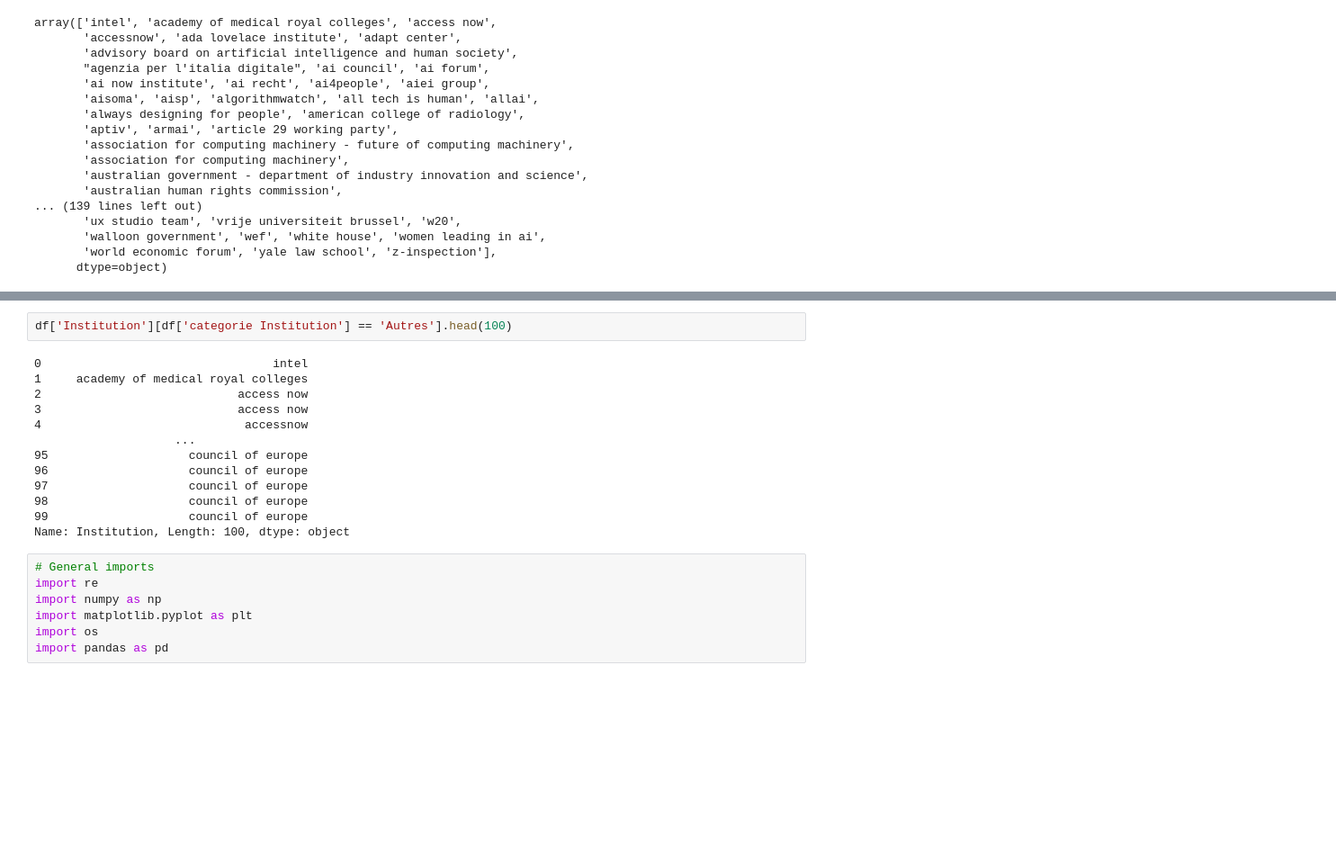
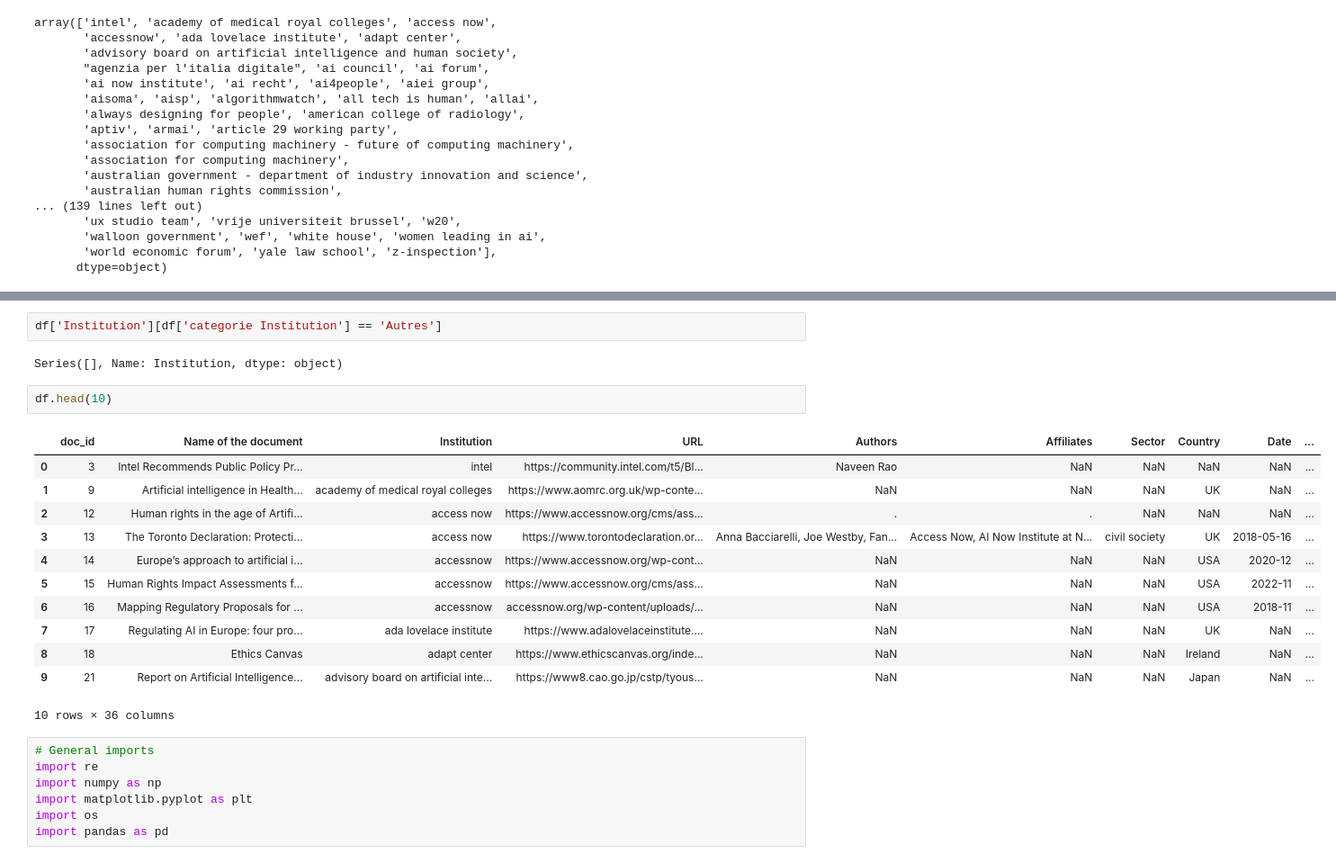
Before and after one commit to alexandreRocchiHenry/projet_NLP, a Jupyter notebook: Clusterring_method.ipynb, the cells around one changed output, grey strips where cells are left out. Shown at 90% size. Cells and saved outputs as stored; diff of their text form; blank space fills up the shorter version.

```diff
--- a/Clusterring_method.ipynb
+++ b/Clusterring_method.ipynb
@@ -130,19 +158,23 @@ def categorize_organization(org):
 df['categorie Institution'] = df['Institution'].apply(categorize_organization)
 # %%
-df['Institution'][df['categorie Institution'] == 'Autres'].head(100)
+df['Institution'][df['categorie Institution'] == 'Autres']
 # %% [output]
-0                                 intel
-1     academy of medical royal colleges
-2                            access now
-3                            access now
-4                             accessnow
-                    ...
-95                    council of europe
-96                    council of europe
-97                    council of europe
-98                    council of europe
-99                    council of europe
-Name: Institution, Length: 100, dtype: object
+Series([], Name: Institution, dtype: object)
+# %%
+df.head(10)
+# %% [output]
+|  | doc_id | Name of the document | Institution | URL | Authors | Affiliates | Sector | Country | Date | ... |
+| 0 | 3 | Intel Recommends Public Policy Pr... | intel | https://community.intel.com/t5/Bl... | Naveen Rao | NaN | NaN | NaN | NaN | ... |
+| 1 | 9 | Artificial intelligence in Health... | academy of medical royal colleges | https://www.aomrc.org.uk/wp-conte... | NaN | NaN | NaN | UK | NaN | ... |
+| 2 | 12 | Human rights in the age of Artifi... | access now | https://www.accessnow.org/cms/ass... | . | . | NaN | NaN | NaN | ... |
+| 3 | 13 | The Toronto Declaration: Protecti... | access now | https://www.torontodeclaration.or... | Anna Bacciarelli, Joe Westby, Fan... | Access Now, AI Now Institute at N... | civil society | UK | 2018-05-16 | ... |
+| 4 | 14 | Europe’s approach to artificial i... | accessnow | https://www.accessnow.org/wp-cont... | NaN | NaN | NaN | USA | 2020-12 | ... |
+| 5 | 15 | Human Rights Impact Assessments f... | accessnow | https://www.accessnow.org/cms/ass... | NaN | NaN | NaN | USA | 2022-11 | ... |
+| 6 | 16 | Mapping Regulatory Proposals for ... | accessnow | accessnow.org/wp-content/uploads/... | NaN | NaN | NaN | USA | 2018-11 | ... |
+| 7 | 17 | Regulating AI in Europe: four pro... | ada lovelace institute | https://www.adalovelaceinstitute.... | NaN | NaN | NaN | UK | NaN | ... |
+| 8 | 18 | Ethics Canvas | adapt center | https://www.ethicscanvas.org/inde... | NaN | NaN | NaN | Ireland | NaN | ... |
+| 9 | 21 | Report on Artificial Intelligence... | advisory board on artificial inte... | https://www8.cao.go.jp/cstp/tyous... | NaN | NaN | NaN | Japan | NaN | ... |
+10 rows × 36 columns
 # %%
 # General imports
 import re
```
Also changed, not shown: parts of 8 cells of this notebook, 1 other file.
